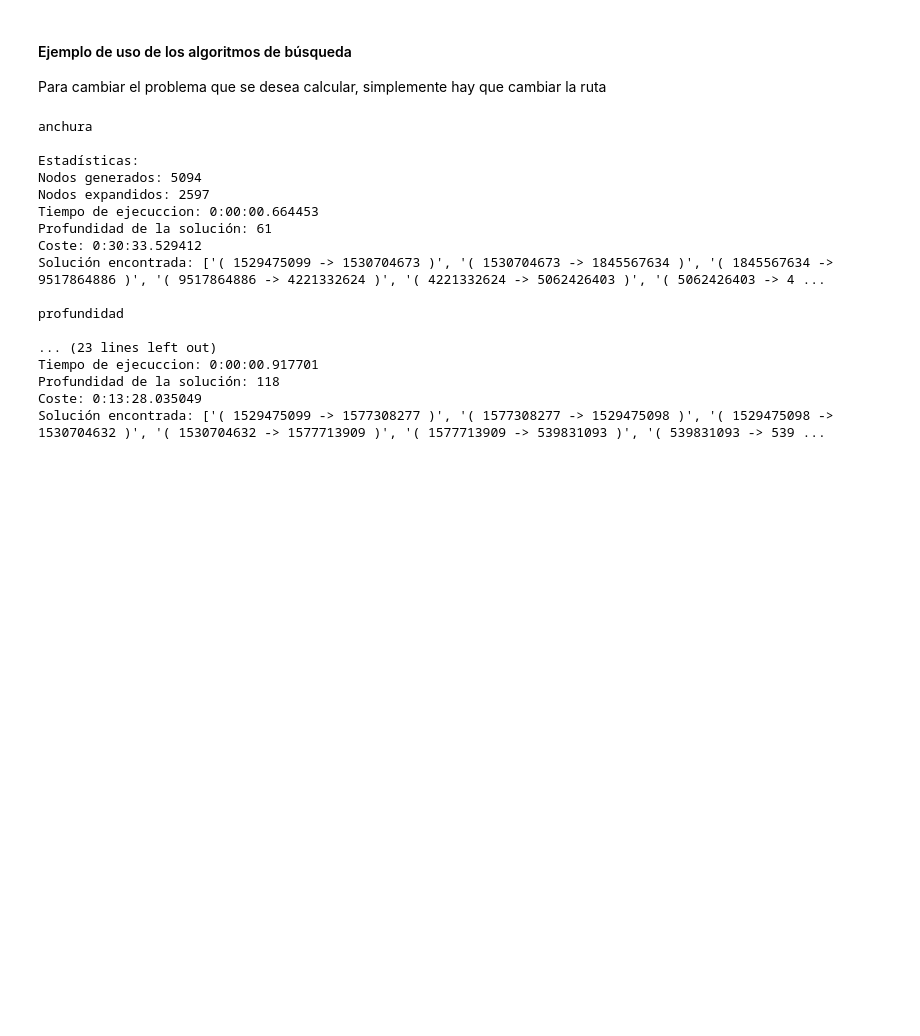
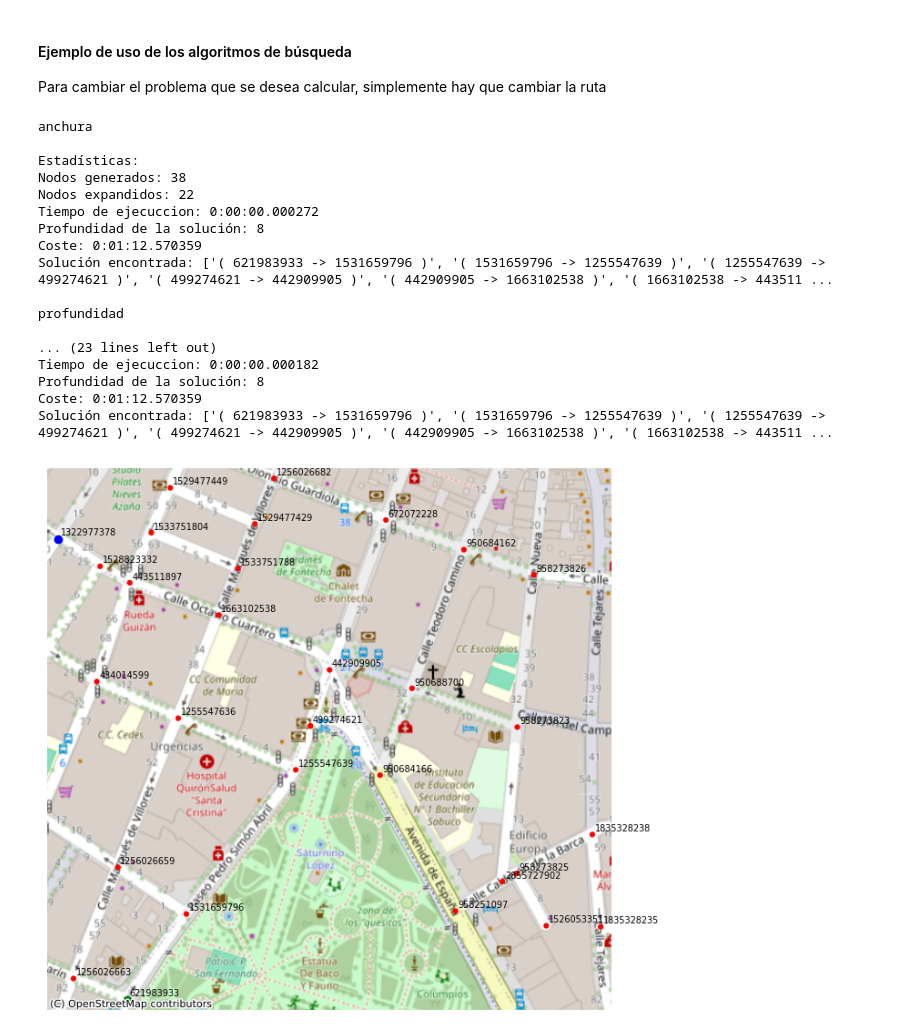
Before and after one commit to Karlingas/practicas_Inteligengtes, a Jupyter notebook: pr1_SSII/Lab1_spanish.ipynb, the cells around one changed output. Saved outputs shown, nothing was run; the diff lists cells and outputs as text; code cells hidden in the pictures; blank space fills up the shorter version.

Commit message:
Añadido dibujado de mapa (plot) solo falta que dibuje

```diff
--- a/pr1_SSII/Lab1_spanish.ipynb
+++ b/pr1_SSII/Lab1_spanish.ipynb
@@ -590,42 +597,47 @@ class Busqueda_a_estrella(Busqueda):
 
 Para cambiar el problema que se desea calcular, simplemente hay que cambiar la ruta
 # %%
-ruta_json = r'examples_with_solutions\problems\huge\calle_de_francisco_javier_de_moya_albacete_5000_3.json'
+ruta_json = r'problems\small\paseo_simoÌn_abril_250_1.json'
 
 #ruta_json = r'pr1_SSII/examples_with_solutions/problems/huge/calle_agustina_aroca_albacete_5000_0.json'
 
 problema = Problema(ruta_json)
 
 #anchura
 print("\nanchura")
-anchura = Busqueda_Anchura(problema).busqueda()
+Busqueda_Anchura(problema).busqueda()
+plot(ruta_json, Busqueda_Anchura(problema).solucion)
 
 #profundidad
 print("\nprofundidad")
-profundidad = Busqueda_Profundidad(problema).busqueda()
+Busqueda_Profundidad(problema).busqueda()
 
 #primero mejor
 print("\nprimero mejor")
 primero_mejor = Busqueda_Primero_Mejor(problema).busqueda()
 
 #a estrella
 print("\na estrella")
 a_estrella = Busqueda_a_estrella(problema).busqueda()
+
+
+plot(ruta_json)
 # %% [output]
 anchura
 
 Estadísticas:
-Nodos generados: 5094
-Nodos expandidos: 2597
-Tiempo de ejecuccion: 0:00:00.664453
-Profundidad de la solución: 61
-Coste: 0:30:33.529412
-Solución encontrada: ['( 1529475099 -> 1530704673 )', '( 1530704673 -> 1845567634 )', '( 1845567634 -> 9517864886 )', '( 9517864886 -> 4221332624 )', '( 4221332624 -> 5062426403 )', '( 5062426403 -> 4 ...
+Nodos generados: 38
+Nodos expandidos: 22
+Tiempo de ejecuccion: 0:00:00.000272
+Profundidad de la solución: 8
+Coste: 0:01:12.570359
+Solución encontrada: ['( 621983933 -> 1531659796 )', '( 1531659796 -> 1255547639 )', '( 1255547639 -> 499274621 )', '( 499274621 -> 442909905 )', '( 442909905 -> 1663102538 )', '( 1663102538 -> 443511 ...
 
 profundidad
 
 ... (23 lines left out)
-Tiempo de ejecuccion: 0:00:00.917701
-Profundidad de la solución: 118
-Coste: 0:13:28.035049
-Solución encontrada: ['( 1529475099 -> 1577308277 )', '( 1577308277 -> 1529475098 )', '( 1529475098 -> 1530704632 )', '( 1530704632 -> 1577713909 )', '( 1577713909 -> 539831093 )', '( 539831093 -> 539 ...
+Tiempo de ejecuccion: 0:00:00.000182
+Profundidad de la solución: 8
+Coste: 0:01:12.570359
+Solución encontrada: ['( 621983933 -> 1531659796 )', '( 1531659796 -> 1255547639 )', '( 1255547639 -> 499274621 )', '( 499274621 -> 442909905 )', '( 442909905 -> 1663102538 )', '( 1663102538 -> 443511 ...
+[figure, added]
```
Also changed, not shown: parts of 1 cell of this notebook, 1 other file.
